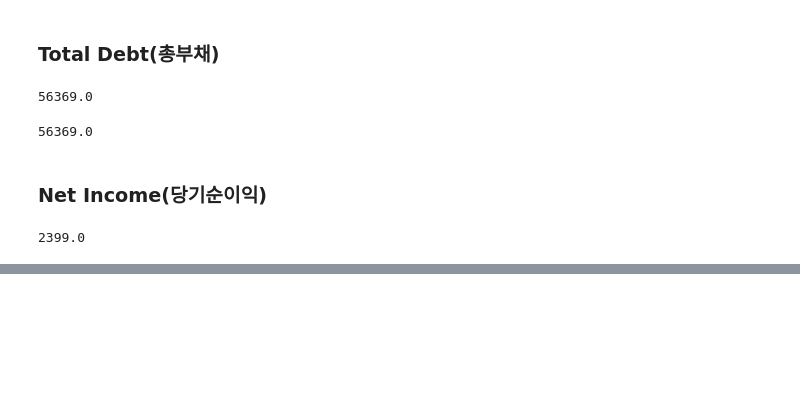
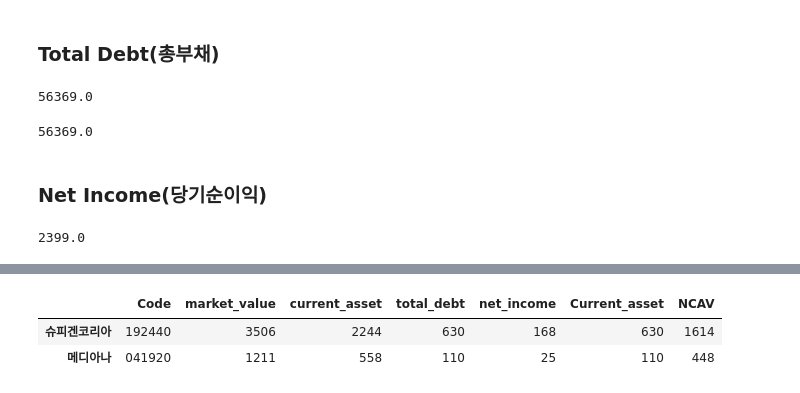
Before and after one commit to HoYoungChun/financial_data_analysis, a Jupyter notebook: NCAV.ipynb, the cells around one changed output, grey strips where cells are left out. Cells and saved outputs as stored; diff of their text form; code cells hidden in the pictures; blank space fills up the shorter version.

```diff
--- a/NCAV.ipynb
+++ b/NCAV.ipynb
@@ -83,0 +187,6 @@ net_income
+# %%
+tmp_df[(tmp_df['NCAV'] > tmp_df['market_value']*0.3) & (tmp_df['net_income'] > 0)]
+# %% [output]
+|  | Code | market_value | current_asset | total_debt | net_income | Current_asset | NCAV |
+| 슈피겐코리아 | 192440 | 3506 | 2244 | 630 | 168 | 630 | 1614 |
+| 메디아나 | 041920 | 1211 | 558 | 110 | 25 | 110 | 448 |
```
Also changed, not shown: parts of 7 cells of this notebook.
